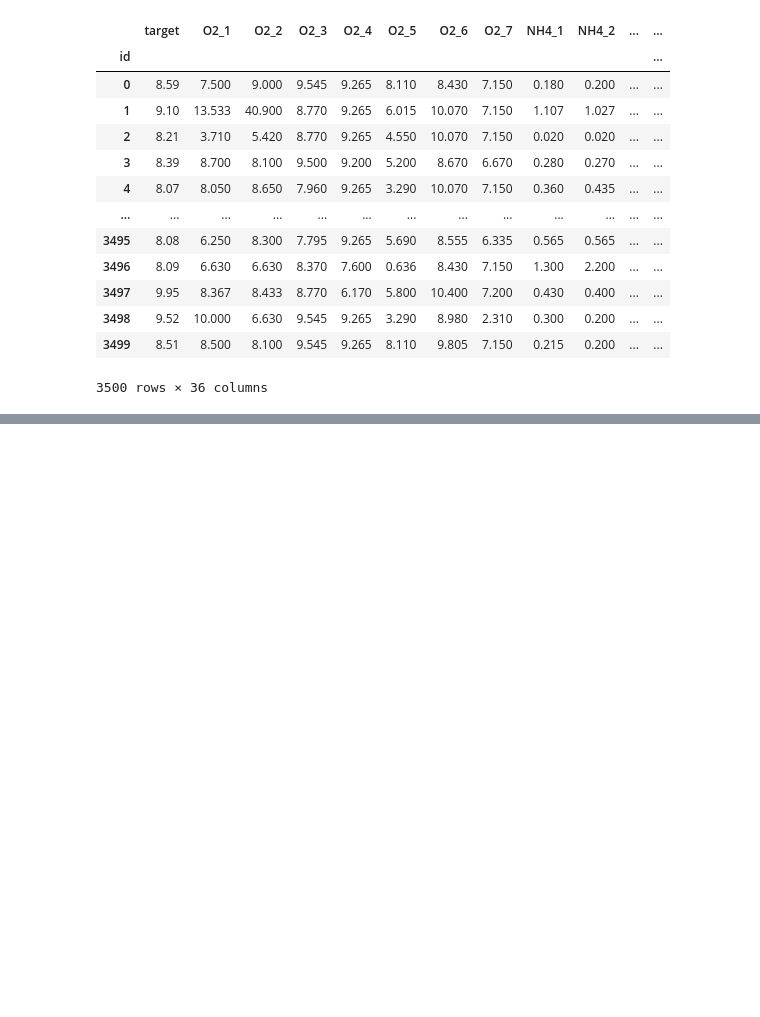
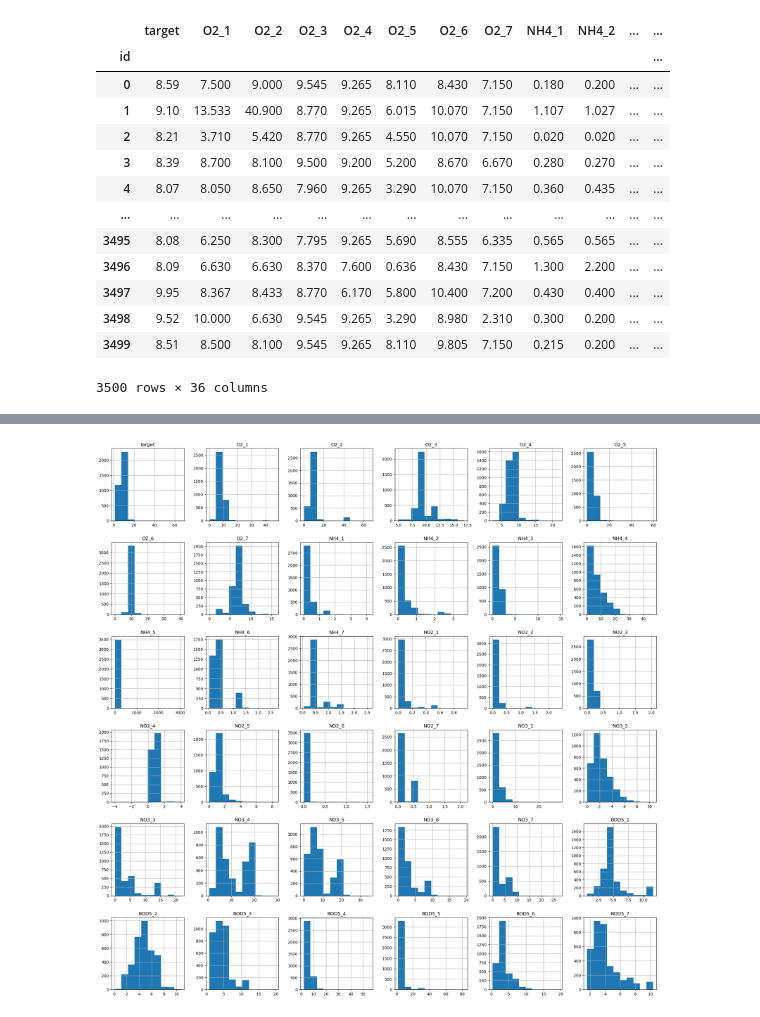
Before and after one commit to MullerAC/kaggle-improve_fixed_model, a Jupyter notebook: exploration.ipynb, the cells around one changed output, grey strips where cells are left out. Saved outputs shown, nothing was run; the diff lists cells and outputs as text; code cells hidden in the pictures; blank space fills up the shorter version.

```diff
--- a/exploration.ipynb
+++ b/exploration.ipynb
@@ -21,0 +57,4 @@ df
+# %%
+axs = df.hist(figsize=(25, 25))
+# %% [output]
+[figure, added]
```
Also changed, not shown: parts of 4 cells of this notebook.
